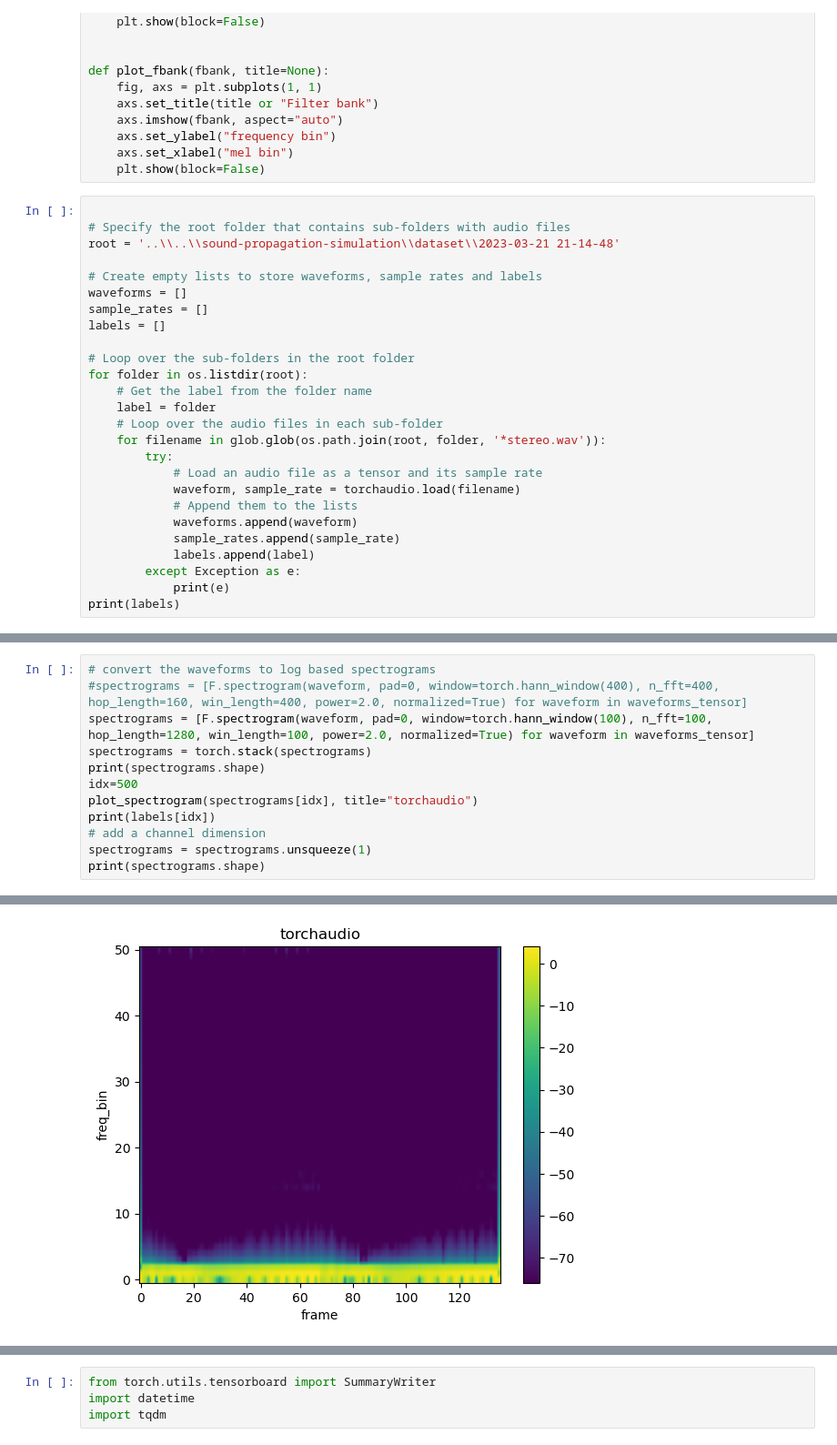
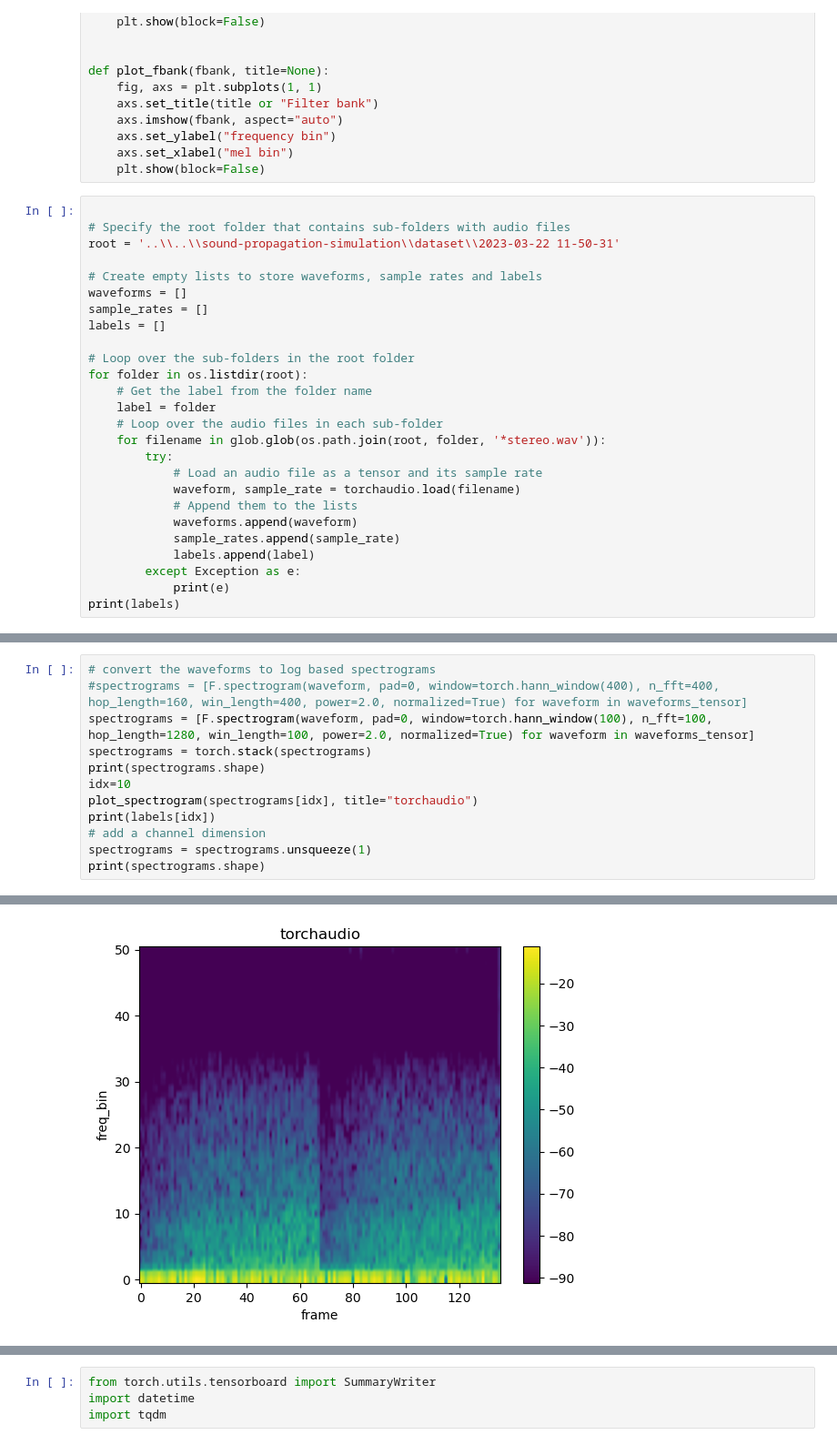
Before and after one commit to DoSomeWaffles/master_thesis, a Jupyter notebook: tools/sound-to-spectrogram/sound-source-classifier.ipynb, the cells around one changed output, grey strips where cells are left out. Shown: that part at 91% size. Cells and saved outputs as stored; diff of their text form.

```diff
--- a/tools/sound-to-spectrogram/sound-source-classifier.ipynb
+++ b/tools/sound-to-spectrogram/sound-source-classifier.ipynb
@@ -42,7 +42,7 @@ def plot_fbank(fbank, title=None):
 # %%
 
 # Specify the root folder that contains sub-folders with audio files
-root = '..\\..\\sound-propagation-simulation\\dataset\\2023-03-21 21-14-48'
+root = '..\\..\\sound-propagation-simulation\\dataset\\2023-03-22 11-50-31'
 
 # Create empty lists to store waveforms, sample rates and labels
 waveforms = []
@@ -103,7 +106,7 @@ torch.Size([7015])
 spectrograms = [F.spectrogram(waveform, pad=0, window=torch.hann_window(100), n_fft=100, hop_length=1280, win_length=100, power=2.0, normalized=True) for waveform in waveforms_tensor]
 spectrograms = torch.stack(spectrograms)
 print(spectrograms.shape)
-idx=500
+idx=10
 plot_spectrogram(spectrograms[idx], title="torchaudio")
 print(labels[idx])
 # add a channel dimension
@@ -114 +117 @@ torch.Size([7015, 51, 136])
-[figure, old version]
+[figure, new version]
```
Also changed, not shown: parts of 8 cells of this notebook, 16 other files.
